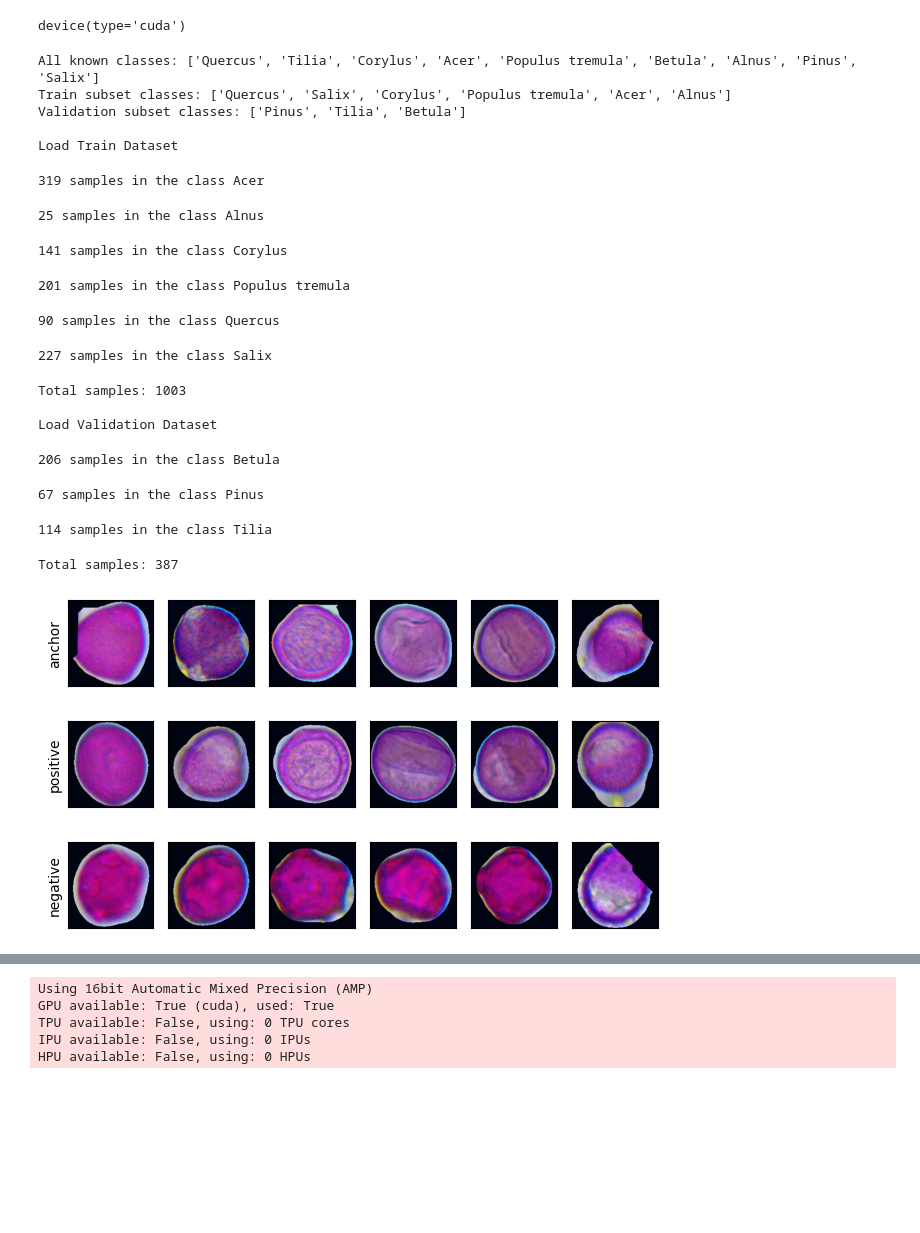
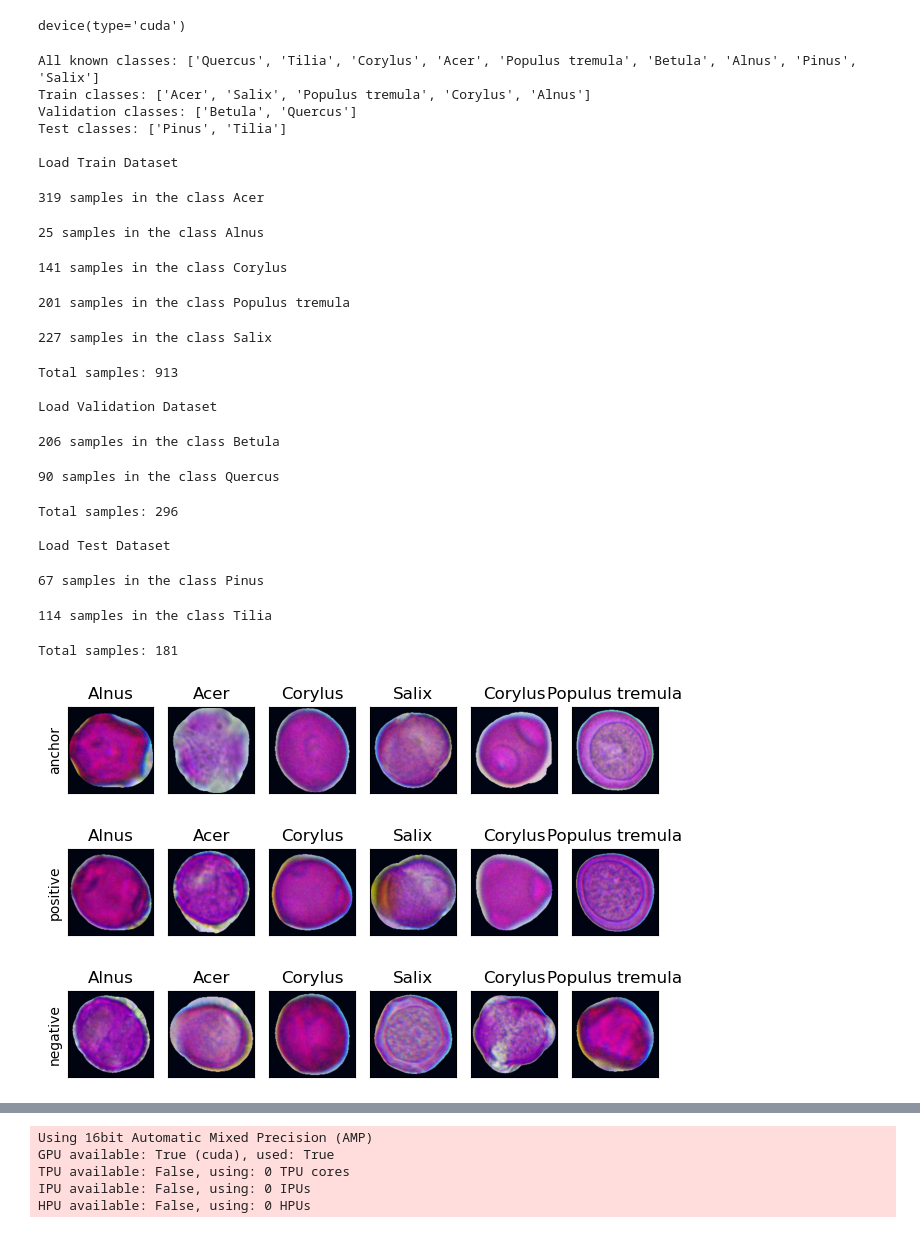
Before and after one commit to Digiratory/Pollen-Analyzer, a Jupyter notebook: Classification/Classification baseline.ipynb, the cells around one changed output, grey strips where cells are left out. Cells and saved outputs as stored; diff of their text form; code cells hidden in the pictures; blank space fills up the shorter version.

Commit message:
Add labels, plot matrix

```diff
--- a/Classification/Classification baseline.ipynb
+++ b/Classification/Classification baseline.ipynb
@@ -38,7 +39,7 @@ device
 # %% [output]
 device(type='cuda')
 # %%
-OBJECTS_ROOT = r"/home/jovyan/pollen_dataset_2024_05_08_objects"
+OBJECTS_ROOT = r"/home/shared/datasets/pollen_dataset_2024_05_08_objects"
 # %%
 random.seed(42)
 # %%
@@ -54,6 +55,7 @@ class PollenTripletDataset(Dataset):
         self.known_classes.sort()
         self.transform = random_transform
         self._images = {}
+        self._labels = {}
         self.inflation_rate=inflation_rate
 
         total_samples = 0
@@ -62,10 +64,12 @@ class PollenTripletDataset(Dataset):
             print(f"{len(self._images[c])} samples in the class {c}")
             total_samples += len(self._images[c])
             self._images[c] = [ Image.open(img_path) for img_path in tqdm(self._images[c])]
+            self._labels[c] = [c] * len(self._images[c])  # Метки остаются строками
             if static_transform is not None:
                 self._images[c] = [ static_transform(img) for img in tqdm(self._images[c])]
         print(f"Total samples: {total_samples}")
         self._images = list(self._images.values())
+        self._labels = list(self._labels.values())
 
     def __len__(self):
         return len(self._images) * self.inflation_rate
@@ -73,25 +77,30 @@ class PollenTripletDataset(Dataset):
     def __getitem__(self, idx):
         idx = idx % len(self._images)
         anchor = random.choice(self._images[idx])
+        label = self._labels[idx][0]
         positive = random.choice(self._images[idx])
         neg_weights = [1]*len(self._images)
         neg_weights[idx] = 0
         negative = random.choices(self._images, weights=neg_weights)[0]
         negative = random.choice(negative)
+
         if self.transform:
             anchor = self.transform(anchor)
             positive = self.transform(positive)
             negative = self.transform(negative)
 
-        return anchor, positive, negative
+        return anchor, positive, negative, label
+
 
 known_classes = os.listdir(OBJECTS_ROOT)
 
 print(f"All known classes: {known_classes}")
-train_classes, val_classes = train_test_split(known_classes, test_size=0.33, random_state=42)
-print(f"Train subset classes: {train_classes}")
-print(f"Validation subset classes: {val_classes}")
+train_classes, test_classes = train_test_split(known_classes, test_size=0.2, random_state=42)
+train_classes, val_classes = train_test_split(train_classes, test_size=0.2, random_state=42)
 
+print(f"Train classes: {train_classes}")
+print(f"Validation classes: {val_classes}")
+print(f"Test classes: {test_classes}")
 
 input_size=(224, 224)
 
@@ -107,27 +116,37 @@ print("\nLoad Train Dataset")
 dataset_train = PollenTripletDataset(OBJECTS_ROOT, train_classes, static_transform=static_transforms, inflation_rate=100)
 print("\nLoad Validation Dataset")
 dataset_val = PollenTripletDataset(OBJECTS_ROOT, val_classes, static_transform=static_transforms, inflation_rate=100)
+print("\nLoad Test Dataset")
+dataset_test = PollenTripletDataset(OBJECTS_ROOT, test_classes, static_transform=static_transforms, inflation_rate=100)
 # %% [output]
 All known classes: ['Quercus', 'Tilia', 'Corylus', 'Acer', 'Populus tremula', 'Betula', 'Alnus', 'Pinus', 'Salix']
-Train subset classes: ['Quercus', 'Salix', 'Corylus', 'Populus tremula', 'Acer', 'Alnus']
-Validation subset classes: ['Pinus', 'Tilia', 'Betula']
+Train classes: ['Acer', 'Salix', 'Populus tremula', 'Corylus', 'Alnus']
+Validation classes: ['Betula', 'Quercus']
+Test classes: ['Pinus', 'Tilia']
 
 Load Train Dataset
 319 samples in the class Acer
 25 samples in the class Alnus
 141 samples in the class Corylus
 201 samples in the class Populus tremula
-90 samples in the class Quercus
+227 samples in the class Salix
-227 samples in the class Salix
+Total samples: 913
+
+Load Validation Dataset
-Total samples: 1003
-
-Load Validation Dataset
+206 samples in the class Betula
-206 samples in the class Betula
+90 samples in the class Quercus
-67 samples in the class Pinus
+Total samples: 296
+
+Load Test Dataset
-114 samples in the class Tilia
+67 samples in the class Pinus
-Total samples: 387
+114 samples in the class Tilia
+Total samples: 181
 # %%
-def plot(imgs, row_title=None, **imshow_kwargs):
+def plot(imgs, row_title=None, labels=[], **imshow_kwargs):
+    if len(imgs) == len(labels):
+        ax_title = True
+    else:
+        ax_title = False
     if not isinstance(imgs[0], list):
         # Make a 2d grid even if there's just 1 row
         imgs = [imgs]
@@ -164,6 +183,8 @@ def plot(imgs, row_title=None, **imshow_kwargs):
             ax = axs[row_idx, col_idx]
             ax.imshow(img.permute(1, 2, 0).numpy(), **imshow_kwargs)
             ax.set(xticklabels=[], yticklabels=[], xticks=[], yticks=[])
+            if ax_title:
+                ax.set_title(labels[col_idx])
 
     if row_title is not None:
         for row_idx in range(num_rows):
@@ -186,13 +213,13 @@ val_loaderr = torch.utils.data.DataLoader(
 # %%
-for anchor, positive, negative in training_loader:
-    plot(anchor[:6], row_title=["anchor"])
-    plot(positive[:6], row_title=["positive"])
-    plot(negative[:6], row_title=["negative"])
+for anchor, positive, negative, label in training_loader:
+    plot(anchor[:6], row_title=["anchor"], labels=label[:6])
+    plot(positive[:6], row_title=["positive"], labels=label[:6])
+    plot(negative[:6], row_title=["negative"], labels=label[:6])
     break
 # %% [output]
-[figure, old version]
+[figure, new version]
-[figure, old version]
+[figure, new version]
-[figure, old version]
+[figure, new version]
 # %%
 class EmbeddingModel(nn.Module):
     def __init__(self, embedings=128):
```
Also changed, not shown: parts of 15 cells of this notebook.
